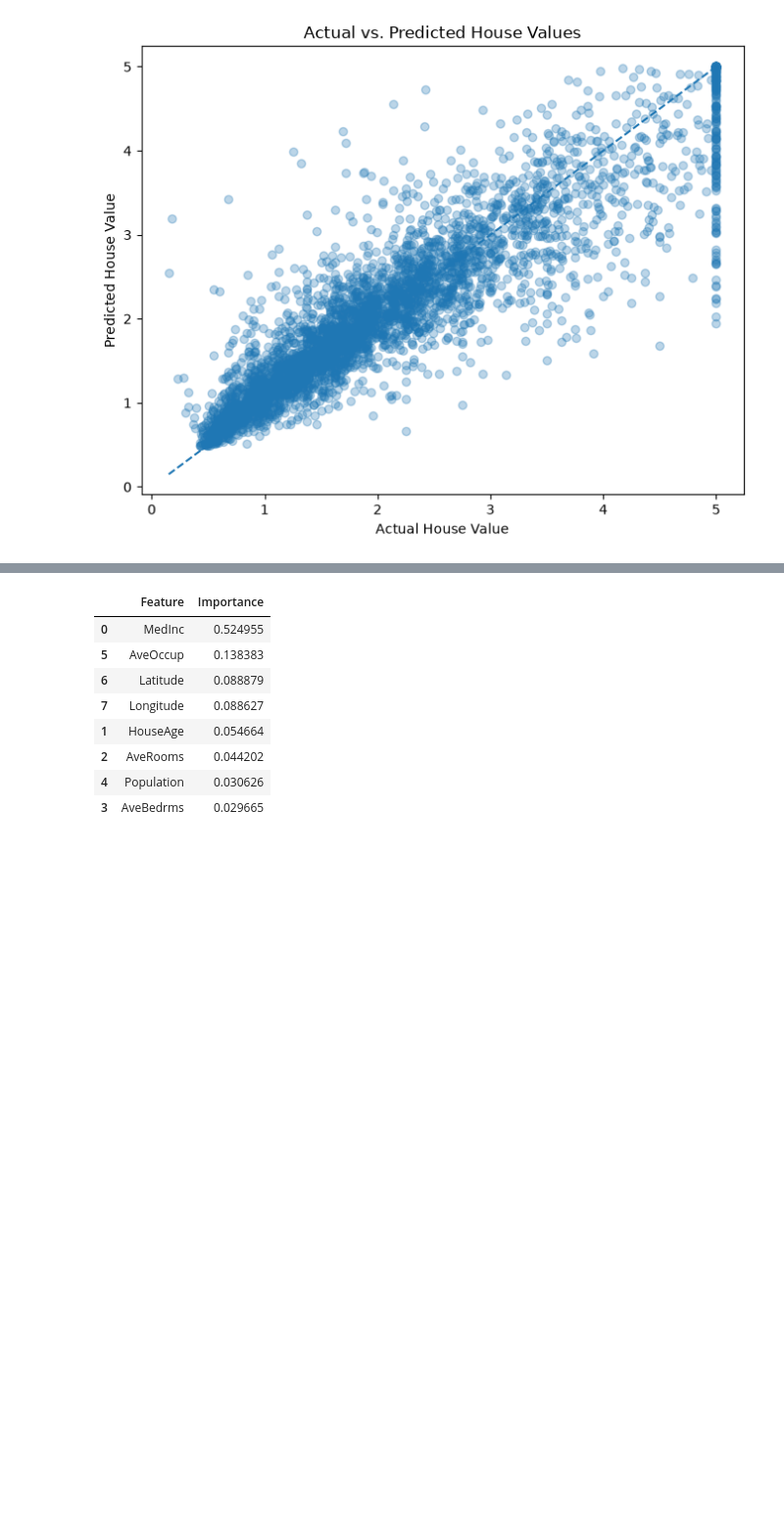
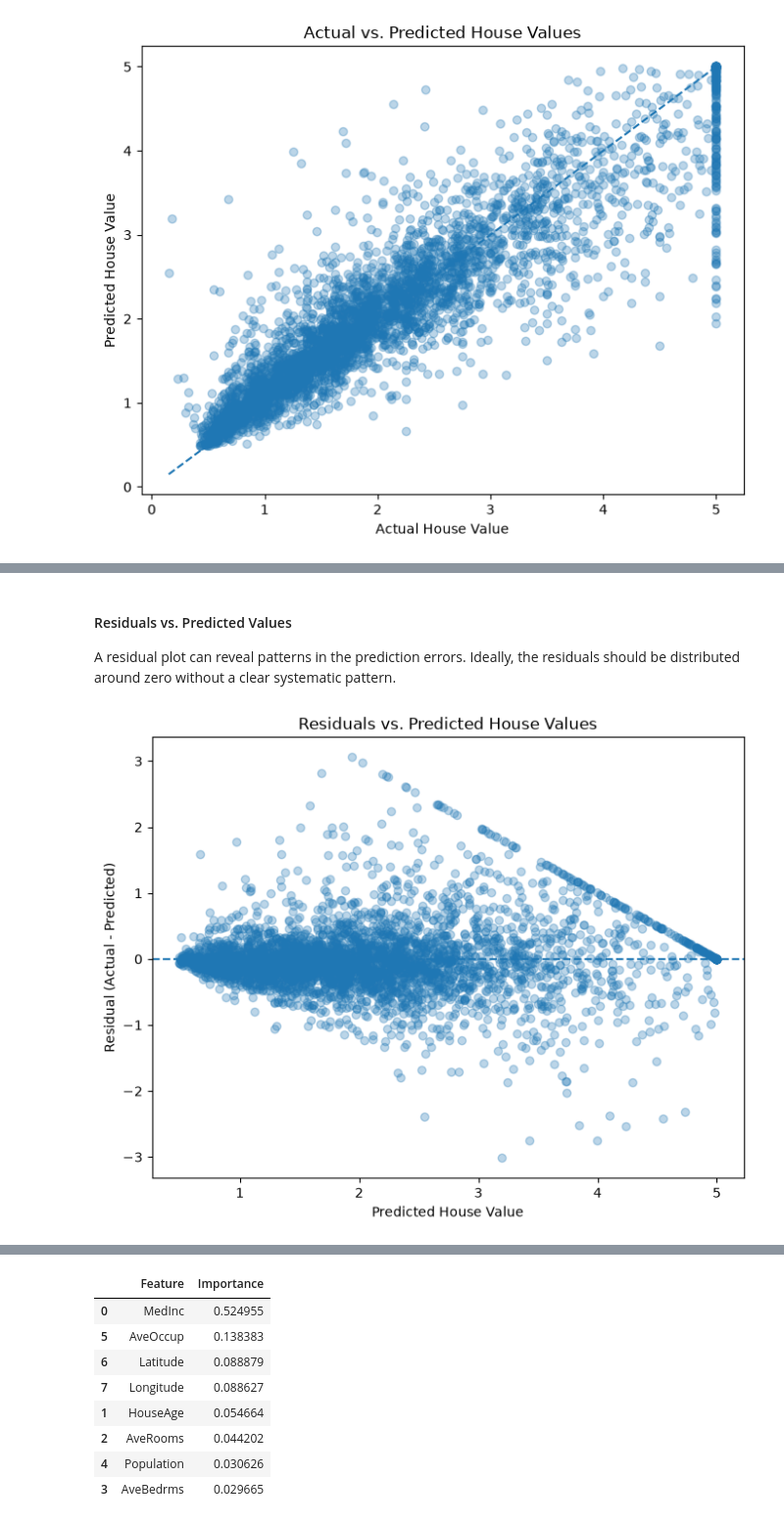
Before and after one commit to IsacFreitaas/real-estate-analytics-project, a Jupyter notebook: notebooks/2. Modelling.ipynb, the cells around one changed output, grey strips where cells are left out. Shown at 98% size. Cells and saved outputs as stored; diff of their text form; code cells hidden in the pictures; blank space fills up the shorter version.

```diff
--- a/notebooks/2. Modelling.ipynb
+++ b/notebooks/2. Modelling.ipynb
@@ -455,0 +341,19 @@ Isso é um bom sinal: conforme o valor real aumenta, o modelo geralmente também
+# %% [markdown]
+#### Residuals vs. Predicted Values
+
+A residual plot can reveal patterns in the prediction errors. Ideally, the residuals should be distributed around zero without a clear systematic pattern.
+# %%
+residuals = y_test - rf_predictions
+
+plt.figure(figsize=(8, 6))
+
+plt.scatter(rf_predictions, residuals, alpha=0.3)
+plt.axhline(y=0, linestyle="--")
+
+plt.title("Residuals vs. Predicted House Values")
+plt.xlabel("Predicted House Value")
+plt.ylabel("Residual (Actual - Predicted)")
+
+plt.show()
+# %% [output]
+[figure, added]
```
Also changed, not shown: parts of 52 cells of this notebook.
